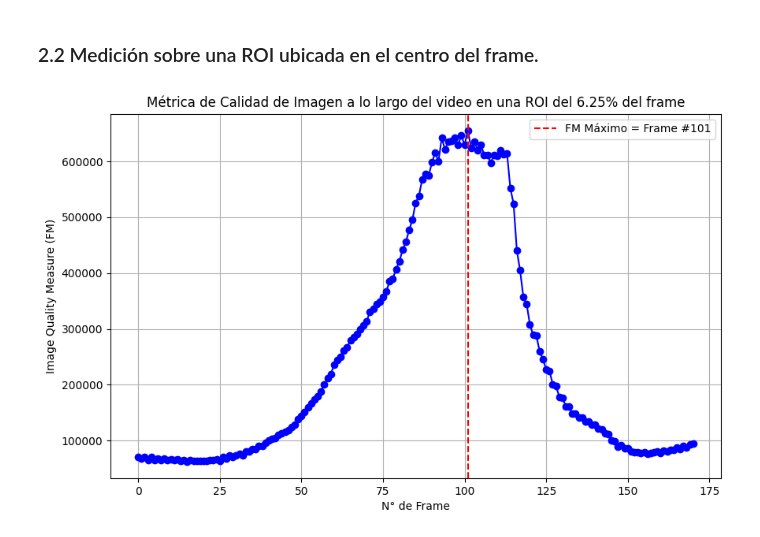
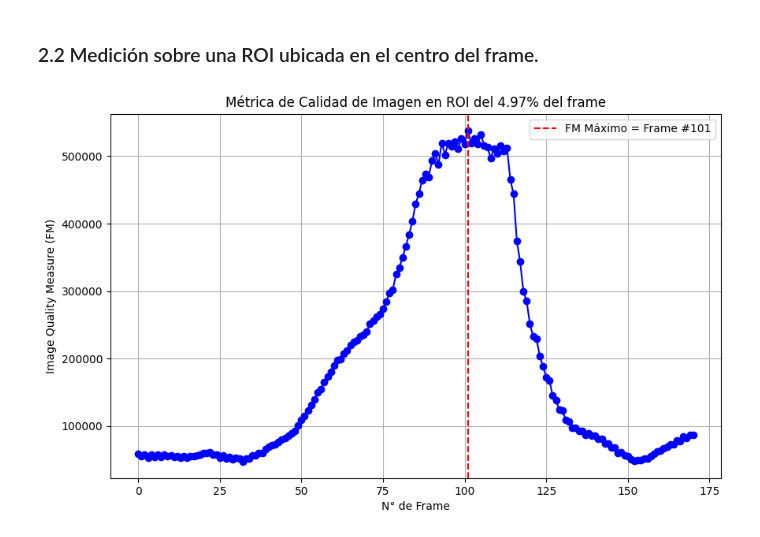
Before and after one commit to nataliaespector/CEIA-VisionPorComputadora-TPs, a Jupyter notebook: TP2/Detector_Enfoque.ipynb, the cells around one changed output. Drawn from its saved outputs; the diff is of its cells as text; code cells hidden in the pictures.

```diff
--- a/TP2/Detector_Enfoque.ipynb
+++ b/TP2/Detector_Enfoque.ipynb
@@ -295,58 +322,2 @@ plt.show()
 # %% [markdown]
 ### 2.2 Medición sobre una ROI ubicada en el centro del frame.
-# %%
-# Abre el video
-video_path = 'videos/focus_video.mov'
-captura_video = cv.VideoCapture(video_path)
-
-if not captura_video.isOpened():
-    print("Error al abrir el archivo de video")
-else:
-    # Obtener una ROI del video con un área del 5% del frame
-
-    # Obtiene el tamaño del frame
-    frame_width = int(captura_video.get(cv.CAP_PROP_FRAME_WIDTH))
-    frame_height = int(captura_video.get(cv.CAP_PROP_FRAME_HEIGHT))
-
-    # Define el tamaño de la ROI (5% del área total)
-    roi_width = int(frame_width * 0.25)
-    roi_height = int(frame_height * 0.25)
-
-    # Calcula las coordenadas de la ROI centrada
-    x_start = (frame_width - roi_width) // 2
-    y_start = (frame_height - roi_height) // 2
-
-    num_frames = int(captura_video.get(cv.CAP_PROP_FRAME_COUNT))
-    FM = []
-    for i in range(num_frames):
-        ret, frame = captura_video.read()
-        if ret:
-            # Extraer la ROI del frame actual y calcular métrica
-            roi_frame = frame[y_start:y_start + roi_height, x_start:x_start + roi_width]
-            FM.append(ImageQualityMeasureBrenner(roi_frame))
-        else:
-            break
-
-# Libera el objeto de captura de video
-captura_video.release()
-cv.destroyAllWindows()
-
-# Calcula el frame con máximo valor de FM
-max_FM = np.max(FM)
-max_frame_index = np.argmax(FM)
-
-# Área de la imagen con respecto al frame original
-area=(roi_width*roi_height) / (frame_width*frame_height) * 100
-
-# Muestra los resultados
-plt.figure(figsize=(10, 6))
-plt.plot(FM, marker='o', color='b')
-plt.axvline(x=max_frame_index, color='r', linestyle='--', label=f'FM Máximo = Frame #{max_frame_index}')
-plt.title(f'Métrica de Calidad de Imagen a lo largo del video en una ROI del {area:.2f}% del frame')
-plt.xlabel('N° de Frame')
-plt.ylabel('Image Quality Measure (FM)')
-plt.grid()
-plt.legend()
-plt.show()
-# %% [output]
-[figure, removed]
@@ -352,0 +361,14 @@ plt.show()
+# %%
+FM, max_FM, max_frame_index, roi_area, roi_size = medir_enfoque_roi(video_path, ImageQualityMeasureBrenner, 5)
+
+plt.figure(figsize=(10,6))
+plt.plot(FM, marker='o', color='b')
+plt.axvline(x=max_frame_index, color='r', linestyle='--', label=f'FM Máximo = Frame #{max_frame_index}')
+plt.title(f'Métrica de Calidad de Imagen en ROI del {roi_area:.2f}% del frame')
+plt.xlabel('N° de Frame')
+plt.ylabel('Image Quality Measure (FM)')
+plt.grid(True)
+plt.legend()
+plt.show()
+# %% [output]
+[figure, added]
```
Also changed, not shown: parts of 13 cells of this notebook.
